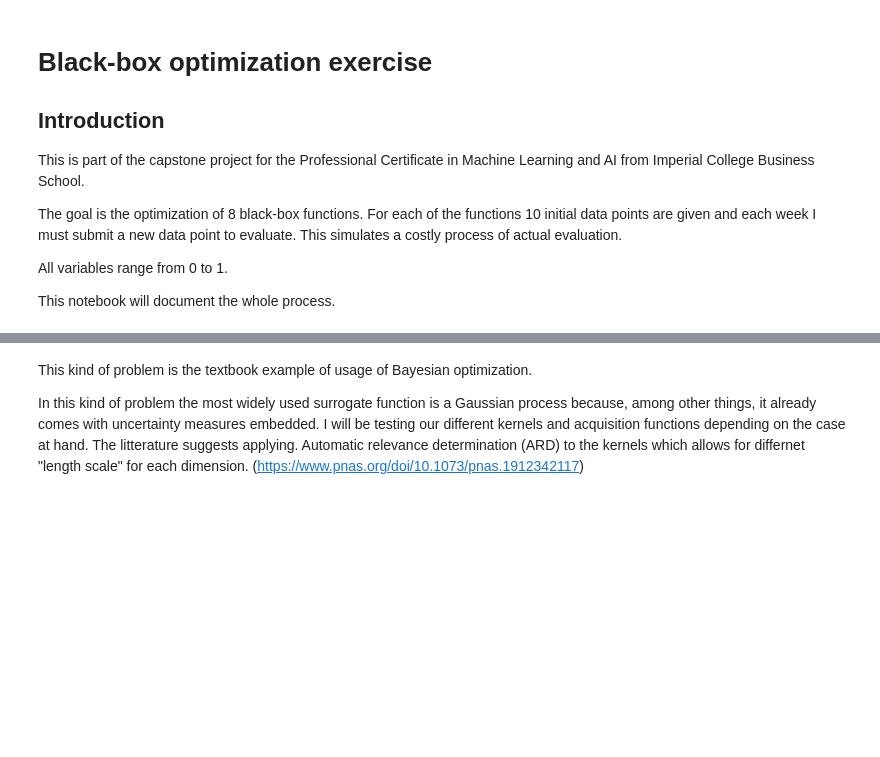
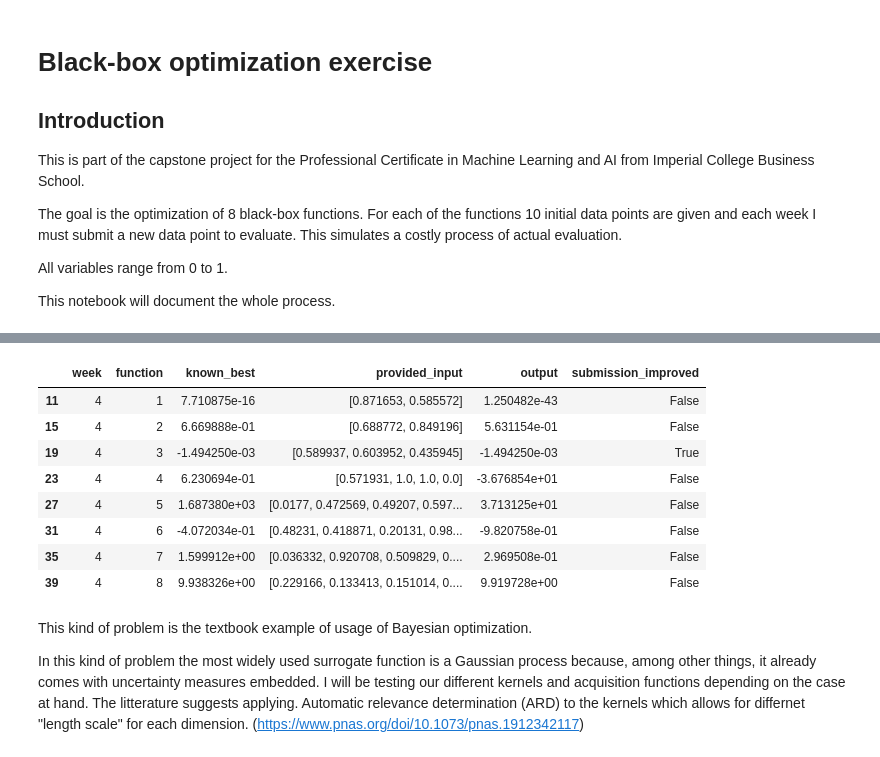
Before and after one commit to emarb/imperial-ml-capstone, a Jupyter notebook: bboptimization.ipynb, the cells around one changed output, grey strips where cells are left out. Saved outputs shown, nothing was run; the diff lists cells and outputs as text; code cells hidden in the pictures; blank space fills up the shorter version.

```diff
--- a/bboptimization.ipynb
+++ b/bboptimization.ipynb
@@ -126,3 +139,15 @@ results_df[results_df['week'] == 3]
+# %%
+results_df[results_df['week'] == 4]
+# %% [output]
+|  | week | function | known_best | provided_input | output | submission_improved |
+| 11 | 4 | 1 | 7.710875e-16 | [0.871653, 0.585572] | 1.250482e-43 | False |
+| 15 | 4 | 2 | 6.669888e-01 | [0.688772, 0.849196] | 5.631154e-01 | False |
+| 19 | 4 | 3 | -1.494250e-03 | [0.589937, 0.603952, 0.435945] | -1.494250e-03 | True |
+| 23 | 4 | 4 | 6.230694e-01 | [0.571931, 1.0, 1.0, 0.0] | -3.676854e+01 | False |
+| 27 | 4 | 5 | 1.687380e+03 | [0.0177, 0.472569, 0.49207, 0.597... | 3.713125e+01 | False |
+| 31 | 4 | 6 | -4.072034e-01 | [0.48231, 0.418871, 0.20131, 0.98... | -9.820758e-01 | False |
+| 35 | 4 | 7 | 1.599912e+00 | [0.036332, 0.920708, 0.509829, 0.... | 2.969508e-01 | False |
+| 39 | 4 | 8 | 9.938326e+00 | [0.229166, 0.133413, 0.151014, 0.... | 9.919728e+00 | False |
 # %% [markdown]
 This kind of problem is the textbook example of usage of Bayesian optimization.
 
```
Also changed, not shown: parts of 74 cells of this notebook.
